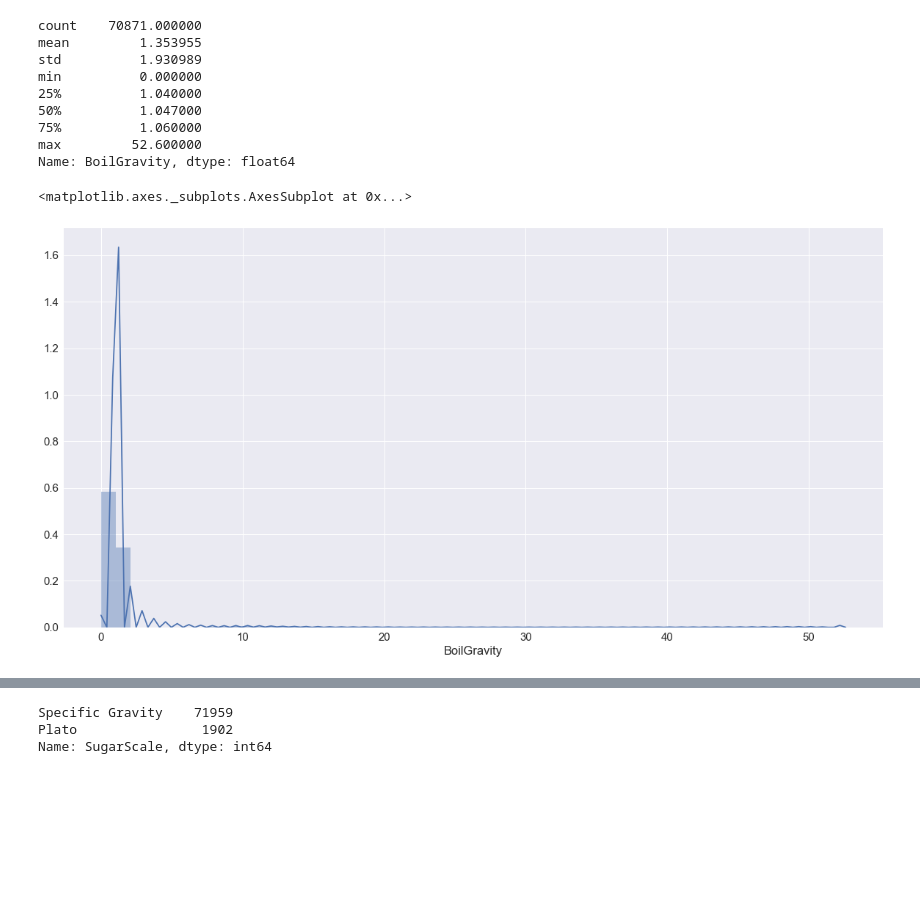
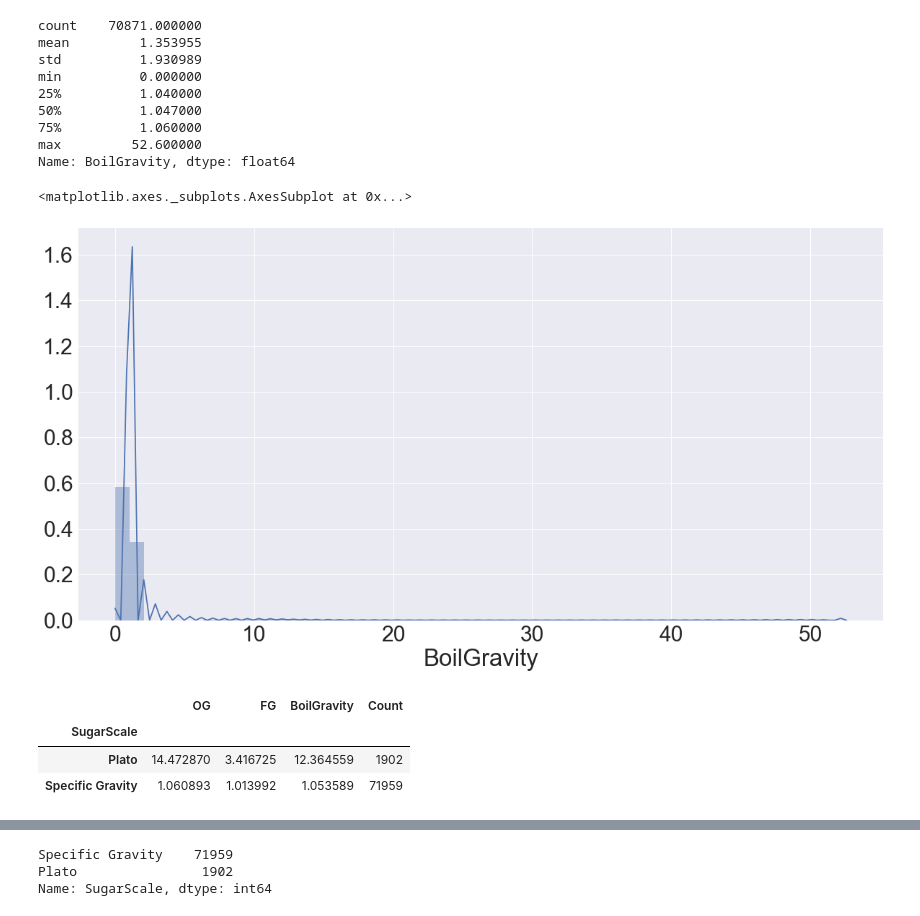
Before and after one commit to JeongChanwoo/DSC2018, a Jupyter notebook: online_test/Beer.ipynb, the cells around one changed output, grey strips where cells are left out. Cells and saved outputs as stored; diff of their text form; code cells hidden in the pictures; blank space fills up the shorter version.

```diff
--- a/online_test/Beer.ipynb
+++ b/online_test/Beer.ipynb
@@ -160,4 +190,5 @@ array(['Specific Gravity', 'Plato'], dtype=object)
 # %%
+sns.set(font_scale=1.5)
 miss = plt.figure(figsize=(10,10))
 sns.heatmap(df_recipe.isnull(), cbar=False,cmap='GnBu')
 plt.title('Missing Values\n',fontsize=30)
@@ -167,4 +198,5 @@ miss.savefig('missing_values.png')
 # %%
+sns.set(font_scale=2.5)
 df_recipe_null = df_recipe[['BoilGravity','MashThickness','PitchRate',
                             'PrimaryTemp','PrimingMethod','PrimingAmount']]
 df_recipe_null_sort = df_recipe_null.isnull().mean().sort_values(ascending=False)*100
@@ -220,4 +266,7 @@ Top_fifteen_beer=beer_style_count[:15]
 # %%
+sns.set(font_scale=2)
 sub1 = plt.figure(figsize=(10,10))
 sns.barplot(Top_fifteen_beer,Top_fifteen_beer.index,palette="YlOrBr")
+plt.xlabel('\nPercentage (%)')
+plt.title('Top15 Craft Beers    \n',fontsize=40)
 # %% [output]
@@ -281,0 +332,10 @@ plt.pie( Top_15_beers, labels = Top_15_beers.index,autopct='%1.0f%%', colors= pi
+# %%
+sns.set(font_scale=4)
+plt.figure(figsize=(20,20))
+
+plt.pie(Top_15_beers, colors= pie_colors)
+plt.text(-0.9,1.3,'The Proportion of Beer Styles',fontsize=60)
+plt.text(-0.4,1.05,'Top15 Beers (52%)',fontsize=40)
+plt.text(0.3,0.3,'American IPA',fontsize=40)
+plt.text(-0.02,0.65,'American\n Pale Ale',fontsize=40)
+plt.text(-0.45,-0.55,'Other Beers\n     (48%)',fontsize=80)
@@ -292,10 +355,11 @@ min          0.000000
 max         52.600000
 Name: BoilGravity, dtype: float64
 # %%
+sns.set(font_scale=3)
 Boil_Gravity_Drop =df_recipe2['BoilGravity'].dropna()
 
 fig=plt.figure(figsize=(20,10))
 sns.distplot(Boil_Gravity_Drop)
 # %% [output]
 <matplotlib.axes._subplots.AxesSubplot at 0x...>
-[figure, old version]
+[figure, new version]
@@ -302 +374,8 @@ sns.distplot(Boil_Gravity_Drop)
+# %%
+df_s
+# %% [output]
+|  | OG | FG | BoilGravity | Count |
+| SugarScale |  |  |  |  |
+| Plato | 14.472870 | 3.416725 | 12.364559 | 1902 |
+| Specific Gravity | 1.060893 | 1.013992 | 1.053589 | 71959 |
 # %%
```
Also changed, not shown: parts of 31 cells of this notebook, 17 other files.
